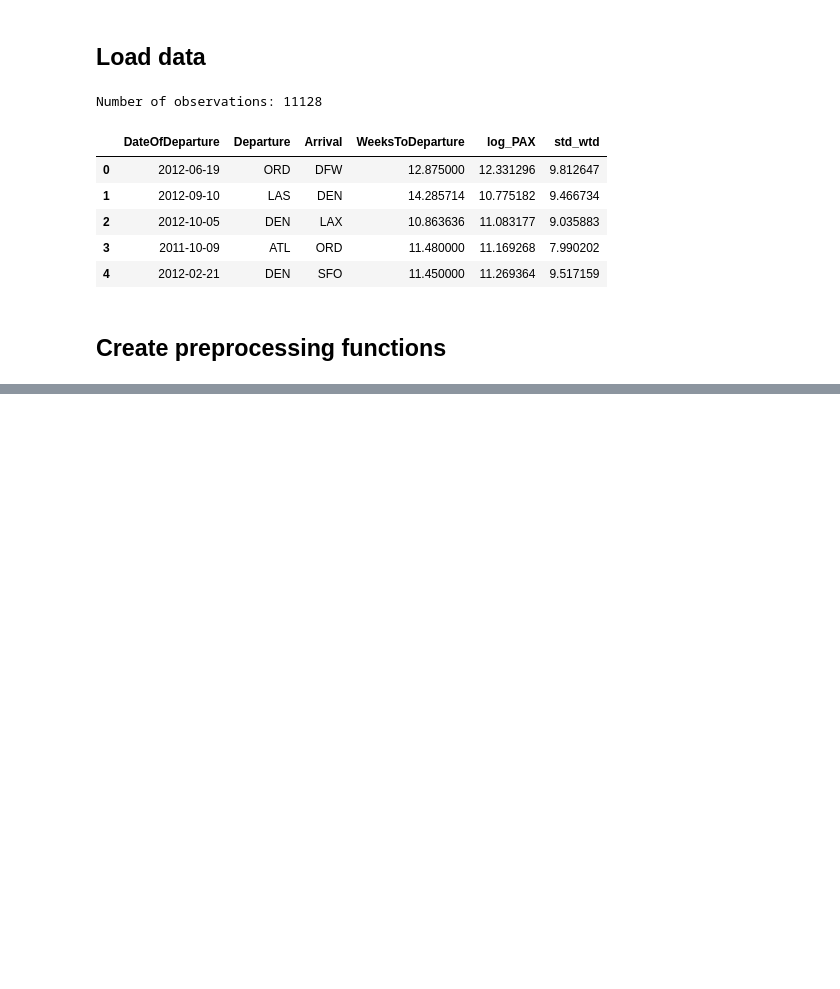
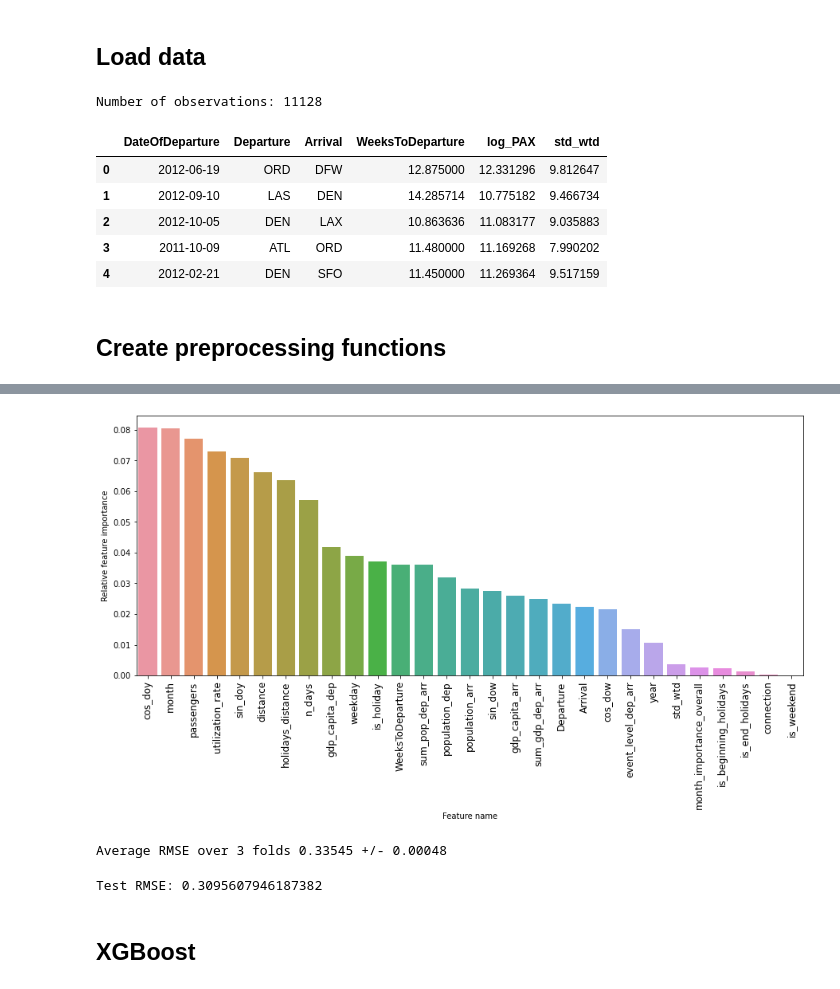
Before and after one commit to camillebeguin/ramp_air_passengers, a Jupyter notebook: Estimator.ipynb, the cells around one changed output, grey strips where cells are left out. Saved outputs shown, nothing was run; the diff lists cells and outputs as text; code cells hidden in the pictures; blank space fills up the shorter version.

Commit message:
add feature importance plots

```diff
--- a/Estimator.ipynb
+++ b/Estimator.ipynb
@@ -67,10 +72,11 @@ def _merge_external_data(X):
     X.loc[:, 'DateOfDeparture'] = pd.to_datetime(X.loc[:, 'DateOfDeparture'])
     external_data.loc[:, 'DateOfDeparture'] = pd.to_datetime(external_data.loc[:, 'DateOfDeparture'])
 
-    X['connection'] = X['Departure'] + '_' + X['Arrival']
-    X['connection'] = ['_'.join(np.sort(x.split('_'))) for x in X['connection']]
+    X.loc[:, 'connection'] = X['Departure'] + '_' + X['Arrival']
+    X.loc[:, 'connection'] = ['_'.join(np.sort(x.split('_'))) for x in X['connection']]
 
-    external_data['event_level_dep_arr'] = external_data['event_level_dep'] * external_data['event_level_arr']
+    external_data.loc[:, 'event_level_dep_arr'] = (external_data['event_level_dep'] * external_data['event_level_arr'])
+    external_data.loc[:, 'event_level_dep_arr'] = external_data.loc[:, 'event_level_dep_arr'].astype('int')
     external_data.drop(columns=['event_level_dep', 'event_level_arr'], inplace=True)
 
     X_merged = X.merge(external_data, how='left', on=['Departure', 'Arrival', 'DateOfDeparture'])
@@ -128,5 +134,5 @@ def _encode_dates(X):
 # %%
-def get_estimator(model_type='lgb'):
+def get_estimator(model='lgb'):
 
     # preprocessing the data
     data_merger = FunctionTransformer(_merge_external_data)
@@ -145,19 +151,13 @@ def get_estimator(model_type='lgb'):
         remainder='passthrough'  # passthrough numerical columns as they are
     )
 
-    # initialize models
-    lgb_model = LGBMRegressor(objective='regression', random_state=42, metric="rmse", learning_rate=0.114, max_depth=41,
-                     n_estimators=775, num_leaves=20, reg_lambda=0.123, reg_alpha=0.46)
-    xgb_model = XGBRegressor(objective="reg:squarederror", random_state=42, reg_alpha=0.795, reg_lambda=0.172,
-                            colsample_bytree=0.836, gamma=0.042, learning_rate=0.114,
-                            max_depth=13, subsample=0.920)
-    cat_model = CatBoostRegressor(loss_function='RMSE', verbose=False)
+    if model == 'lgb':
+        lgb_model = LGBMRegressor(objective='regression', random_state=42, metric="rmse", learning_rate=0.114, max_depth=41,
+                             n_estimators=775, num_leaves=20, reg_lambda=0.123, reg_alpha=0.46)
+        return make_pipeline(preprocessor, encoder, lgb_model)
 
-    if model_type == 'lgb':
-        return make_pipeline(preprocessor, encoder, lgb_model)
-    elif model_type == 'xgb':
+    if model == 'xgb':
+        xgb_model = XGBRegressor(objective="reg:squarederror", random_state=42, reg_alpha=0.795, reg_lambda=0.172,
+                                    colsample_bytree=0.836, gamma=0.042, learning_rate=0.114,
+                                    max_depth=13, subsample=0.920)
         return make_pipeline(preprocessor, encoder, xgb_model)
-    elif model_type == 'cat':
-        return make_pipeline(preprocessor, encoder, cat_model)
-    else:
-        return "Model not available"
@@ -198,0 +166,3 @@ The cross-validation RMSE is 0.34550
+# %%
+pipeline = get_estimator('lgb')
+pipeline.fit(X_train, y_train)
@@ -198,0 +190,13 @@ The cross-validation RMSE is 0.34550
+# %%
+feature_imp = pd.DataFrame({'feature_name': pipeline[0].fit_transform(X_train).columns,
+                           'feature_importance': pipeline[2].feature_importances_/pipeline[2].feature_importances_.sum()})
+# %%
+# plot feature importance
+plt.figure(figsize=(15, 6))
+sns.barplot(x='feature_name', y='feature_importance', data=feature_imp.sort_values('feature_importance', ascending=False))
+plt.ylabel('Relative feature importance')
+plt.xlabel('Feature name')
+plt.xticks(rotation=90, fontsize=12)
+plt.show()
+# %% [output]
+[figure, added]
@@ -198,0 +205,11 @@ The cross-validation RMSE is 0.34550
+# %%
+print('Average RMSE over 3 folds %.5f +/- %.5f' % (np.sqrt(-np.mean(scores)), np.std(scores)))
+# %% [output]
+Average RMSE over 3 folds 0.33545 +/- 0.00048
+# %%
+test_rmse = np.sqrt(mean_squared_error(pipeline.predict(X_test), y_test))
+print('Test RMSE:', test_rmse)
+# %% [output]
+Test RMSE: 0.3095607946187382
+# %% [markdown]
+## XGBoost
```
Also changed, not shown: parts of 26 cells of this notebook.
